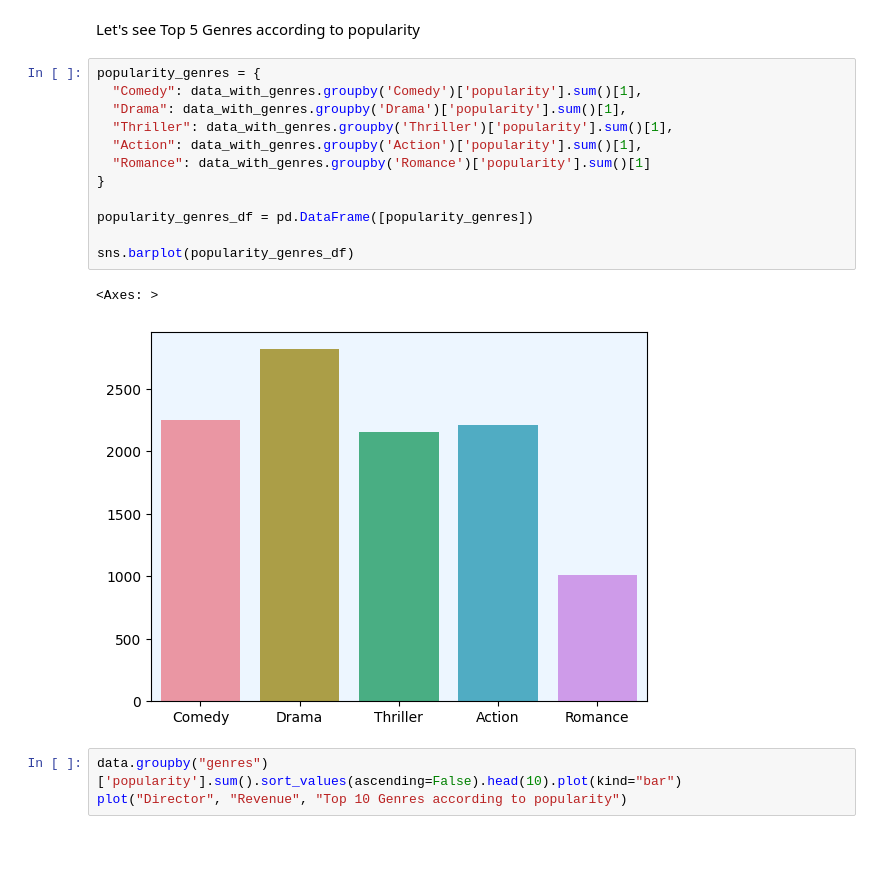
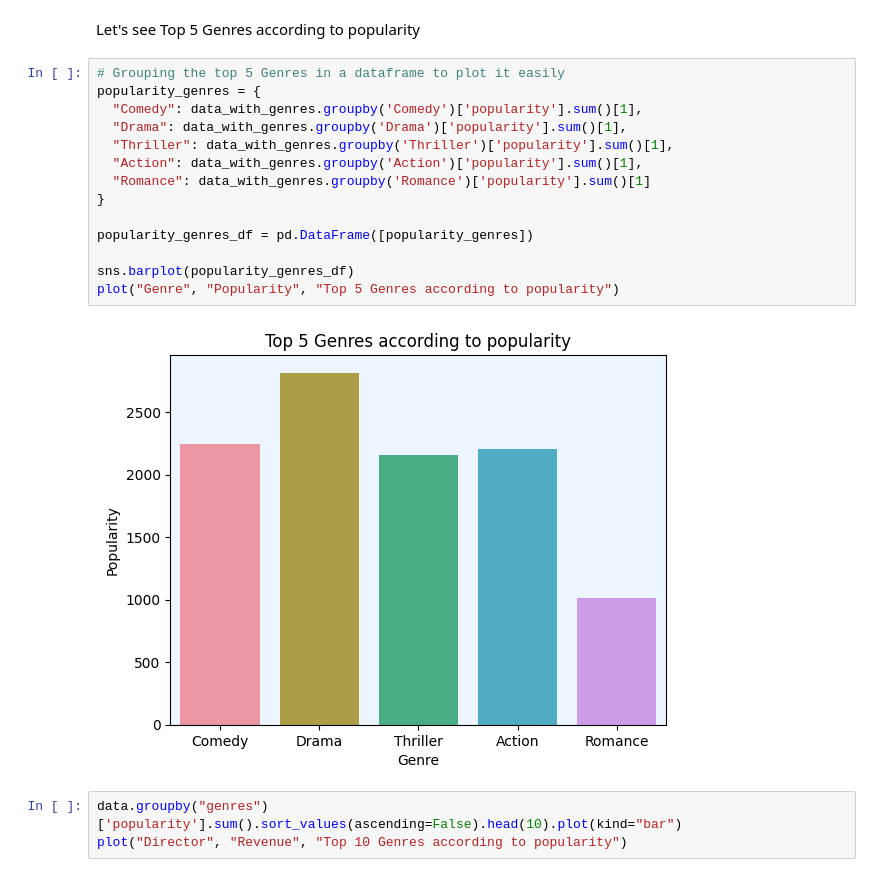
Before and after one commit to mszakii/DECI-L3-P1, a Jupyter notebook: project.ipynb, the cells around one changed output. Saved outputs shown, nothing was run; the diff lists cells and outputs as text; blank space fills up the shorter version.

```diff
--- a/project.ipynb
+++ b/project.ipynb
@@ -215,20 +242,21 @@ sns.barplot(vote_counts_genres_df)
 # %% [markdown]
 Let's see Top 5 Genres according to popularity
 # %%
+# Grouping the top 5 Genres in a dataframe to plot it easily
 popularity_genres = {
   "Comedy": data_with_genres.groupby('Comedy')['popularity'].sum()[1],
   "Drama": data_with_genres.groupby('Drama')['popularity'].sum()[1],
   "Thriller": data_with_genres.groupby('Thriller')['popularity'].sum()[1],
   "Action": data_with_genres.groupby('Action')['popularity'].sum()[1],
   "Romance": data_with_genres.groupby('Romance')['popularity'].sum()[1]
 }
 
 popularity_genres_df = pd.DataFrame([popularity_genres])
 
 sns.barplot(popularity_genres_df)
+plot("Genre", "Popularity", "Top 5 Genres according to popularity")
 # %% [output]
-<Axes: >
-[figure, old version]
+[figure, new version]
 # %%
 data.groupby("genres")['popularity'].sum().sort_values(ascending=False).head(10).plot(kind="bar")
 plot("Director", "Revenue", "Top 10 Genres according to popularity")
```
Also changed, not shown: parts of 19 cells of this notebook, 1 other file.
